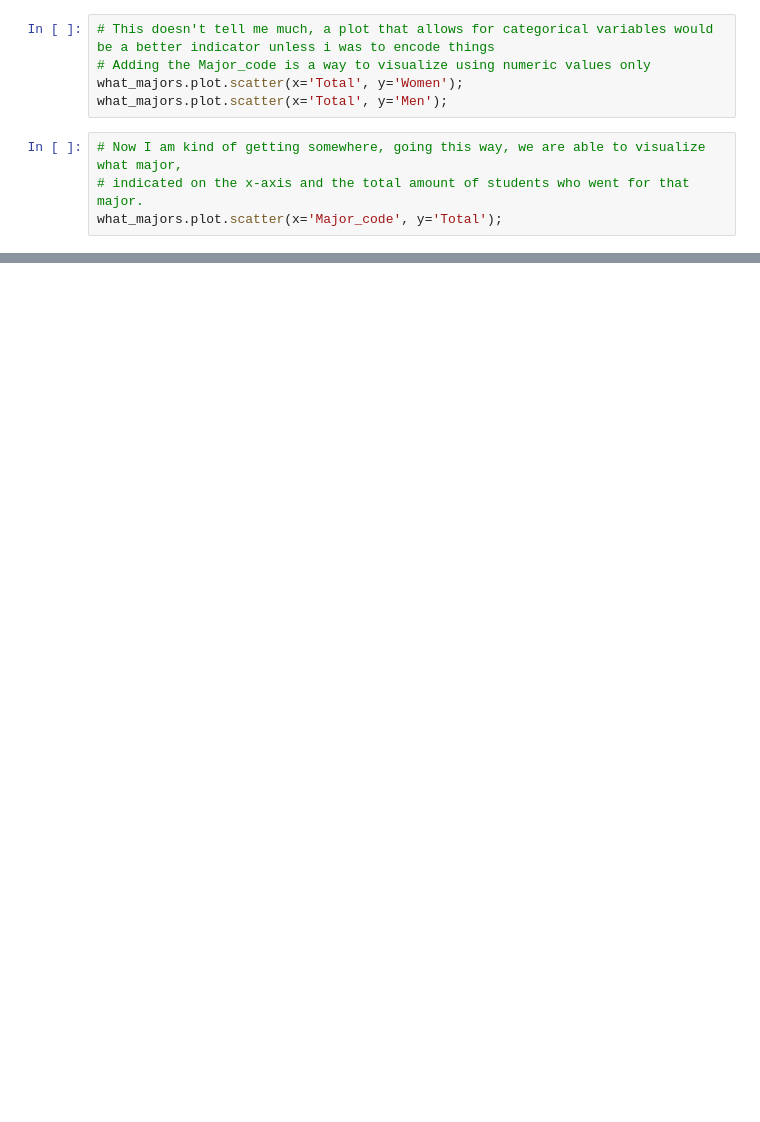
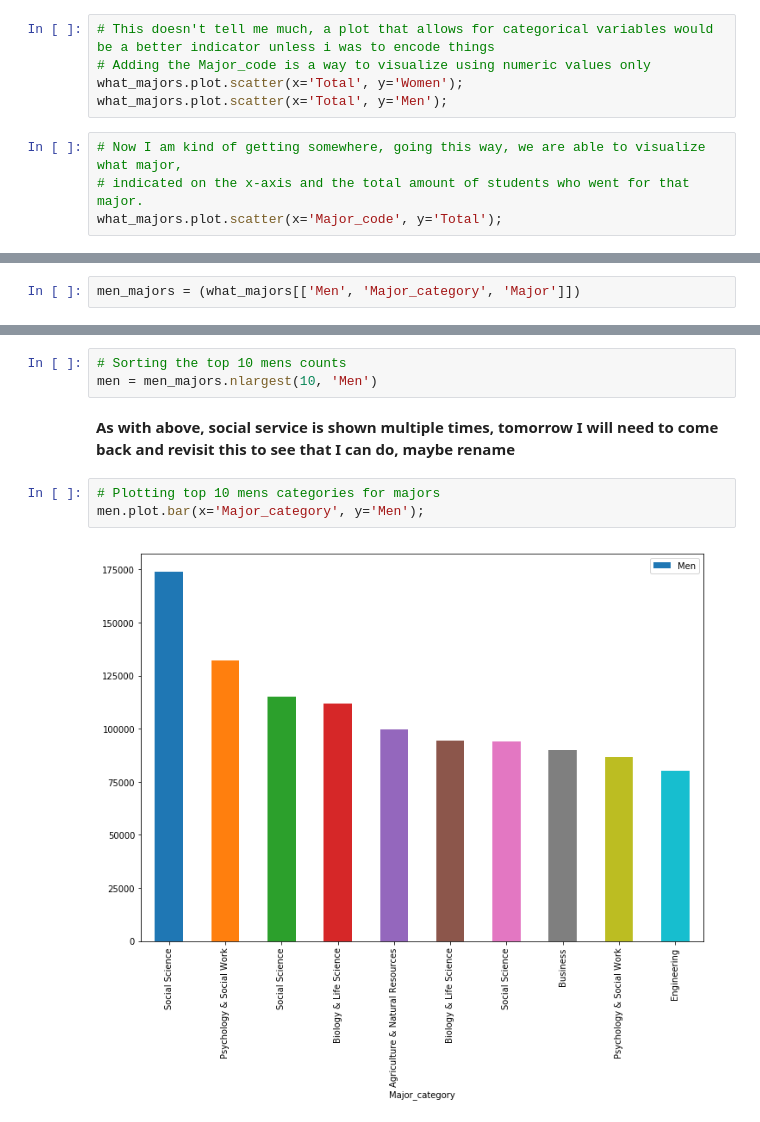
Before and after one commit to LambdaSchool/DS-Unit-1-Sprint-5-Data-Storytelling-Blog-Post, a Jupyter notebook: College_Majors_Theory.ipynb, the cells around one changed output, grey strips where cells are left out. Saved outputs shown, nothing was run; the diff lists cells and outputs as text; blank space fills up the shorter version.

```diff
--- a/College_Majors_Theory.ipynb
+++ b/College_Majors_Theory.ipynb
@@ -139,0 +200,2 @@ sns.catplot(x='Major_code', y='Total', col='Major_category',
+# %%
+men_majors = (what_majors[['Men', 'Major_category', 'Major']])
@@ -139,0 +218,10 @@ sns.catplot(x='Major_code', y='Total', col='Major_category',
+# %%
+# Sorting the top 10 mens counts
+men = men_majors.nlargest(10, 'Men')
+# %% [markdown]
+**As with above, social service is shown multiple times, tomorrow I will need to come back and revisit this to see that I can do, maybe rename**
+# %%
+# Plotting top 10 mens categories for majors
+men.plot.bar(x='Major_category', y='Men');
+# %% [output]
+[figure, added]
```
Also changed, not shown: parts of 26 cells of this notebook.
